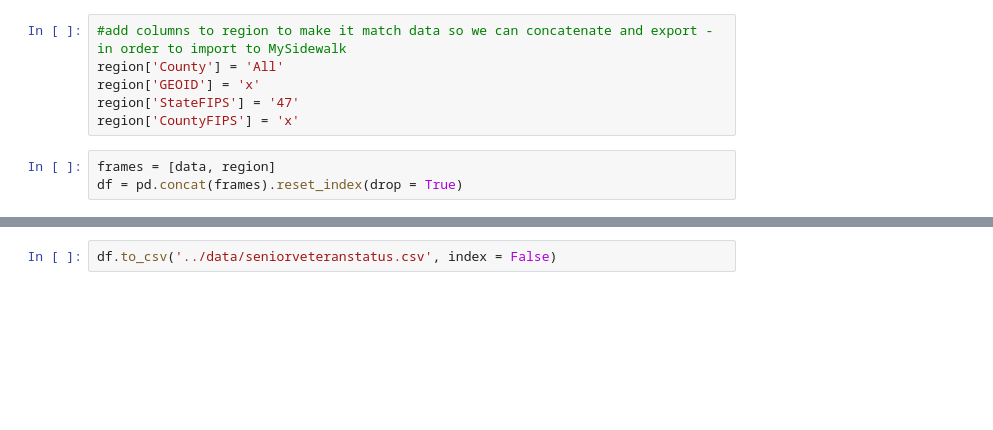
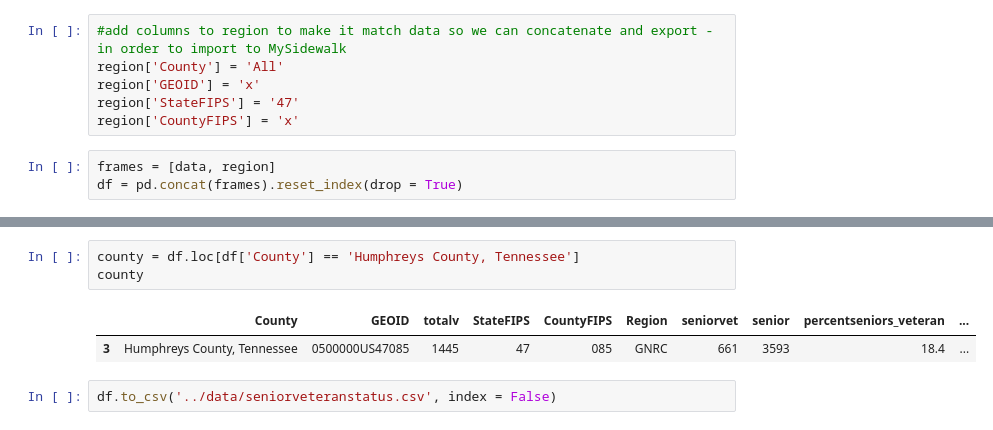
Before and after one commit to Greater-Nashville-Regional-Council/Aging-and-Disability, a Jupyter notebook: Senior Centers MySidewalk Profiles/Veteran Population/notebooks/Senior Centers Veteran Status.ipynb, the cells around one changed output, grey strips where cells are left out. Cells and saved outputs as stored; diff of their text form; blank space fills up the shorter version.

```diff
--- a/Senior Centers MySidewalk Profiles/Veteran Population/notebooks/Senior Centers Veteran Status.ipynb
+++ b/Senior Centers MySidewalk Profiles/Veteran Population/notebooks/Senior Centers Veteran Status.ipynb
@@ -171,5 +171,11 @@ df.head(14)
 | 11 | Williamson County, Tennessee | 0500000US47187 | 10125 | 47 | 187 | GNRC | 5347 | 30577 | 17.49 | ... |
 | 12 | Rutherford County, Tennessee | 0500000US47149 | 17924 | 47 | 149 | GNRC | 6310 | 34063 | 18.52 | ... |
 | 13 | All | x | 119929 | 47 | x | GNRC | 46804 | 254676 | 18.38 | ... |
+# %%
+county = df.loc[df['County'] == 'Humphreys County, Tennessee']
+county
+# %% [output]
+|  | County | GEOID | totalv | StateFIPS | CountyFIPS | Region | seniorvet | senior | percentseniors_veteran | ... |
+| 3 | Humphreys County, Tennessee | 0500000US47085 | 1445 | 47 | 085 | GNRC | 661 | 3593 | 18.4 | ... |
 # %%
 df.to_csv('../data/seniorveteranstatus.csv', index = False)
```
Also changed, not shown: 9 other files.
